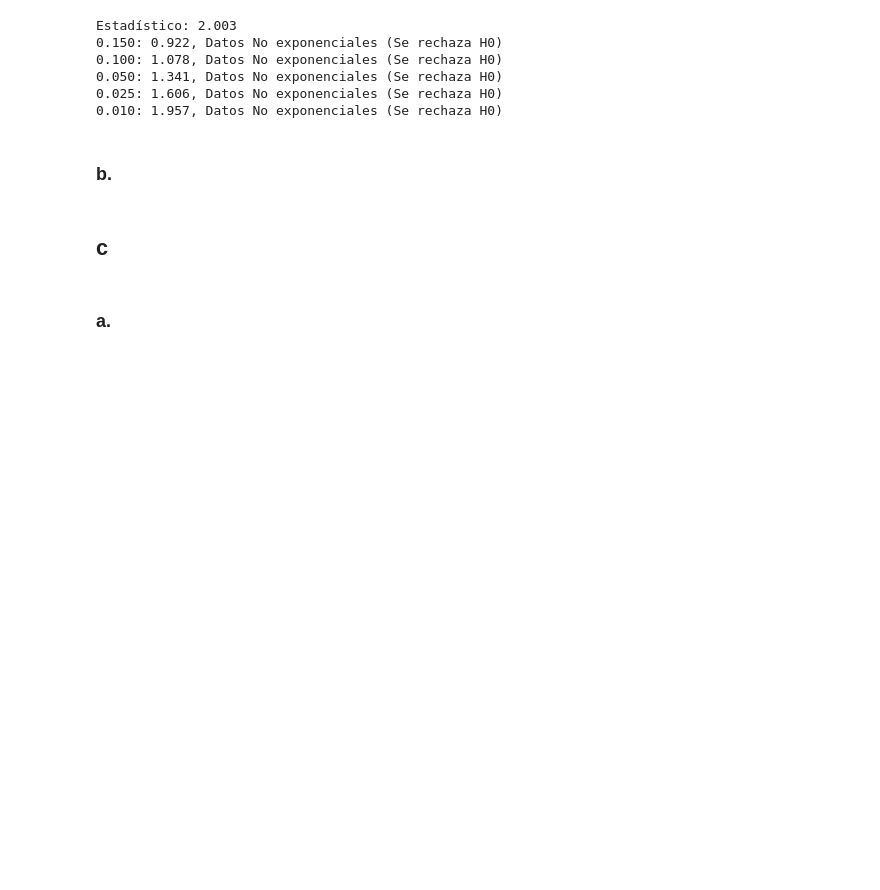
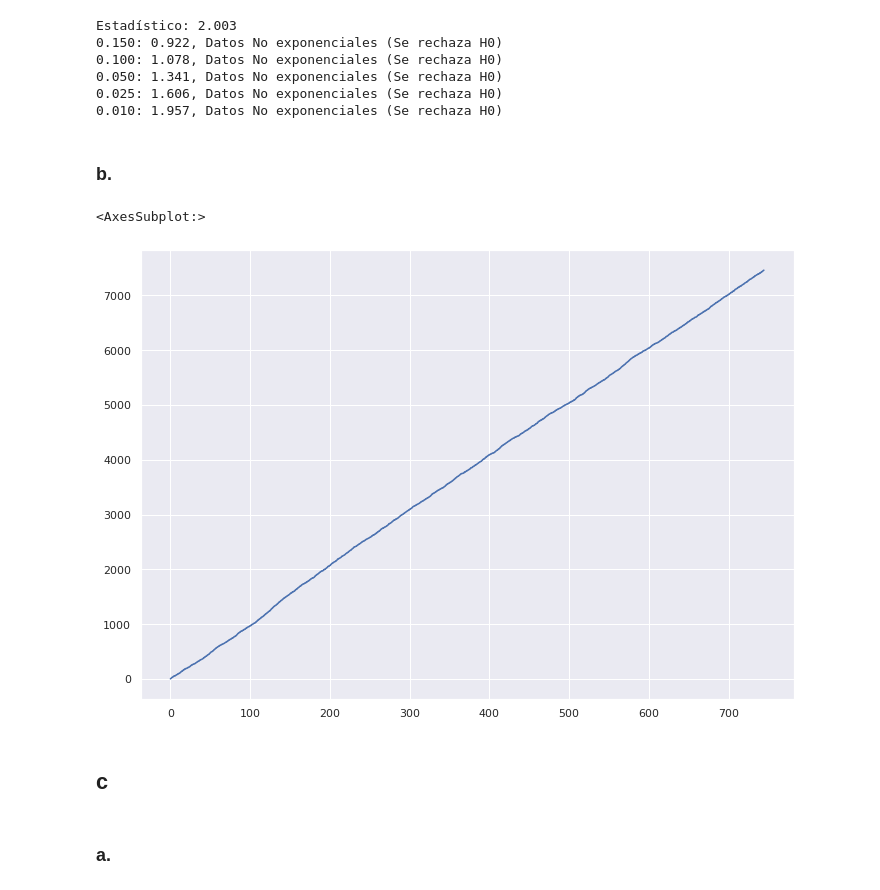
Before and after one commit to Luciana123/simulacion-tp1-2c2021, a Jupyter notebook: EJ 4.ipynb, the cells around one changed output. Saved outputs shown, nothing was run; the diff lists cells and outputs as text; code cells hidden in the pictures; blank space fills up the shorter version.

Commit message:
fix plot warning

```diff
--- a/EJ 4.ipynb
+++ b/EJ 4.ipynb
@@ -106,9 +106,12 @@ def sim_poisson(seed, n=10000, t_limit=-1):
 # %%
 # Un mes, se asumen 31 días -> 744 hs
 P = sim_poisson(int(avg_padrones), n=-1, t_limit=744)
 
 sns.set(rc={'figure.figsize':(11.7,8.27)})
-sns.lineplot(P, range(len(P)), drawstyle='steps-post')
+sns.lineplot(x=P, y=range(len(P)), drawstyle='steps-post')
+# %% [output]
+<AxesSubplot:>
+[figure, added]
 # %% [markdown]
 ## c
 # %%
```
Also changed, not shown: parts of 9 cells of this notebook.
